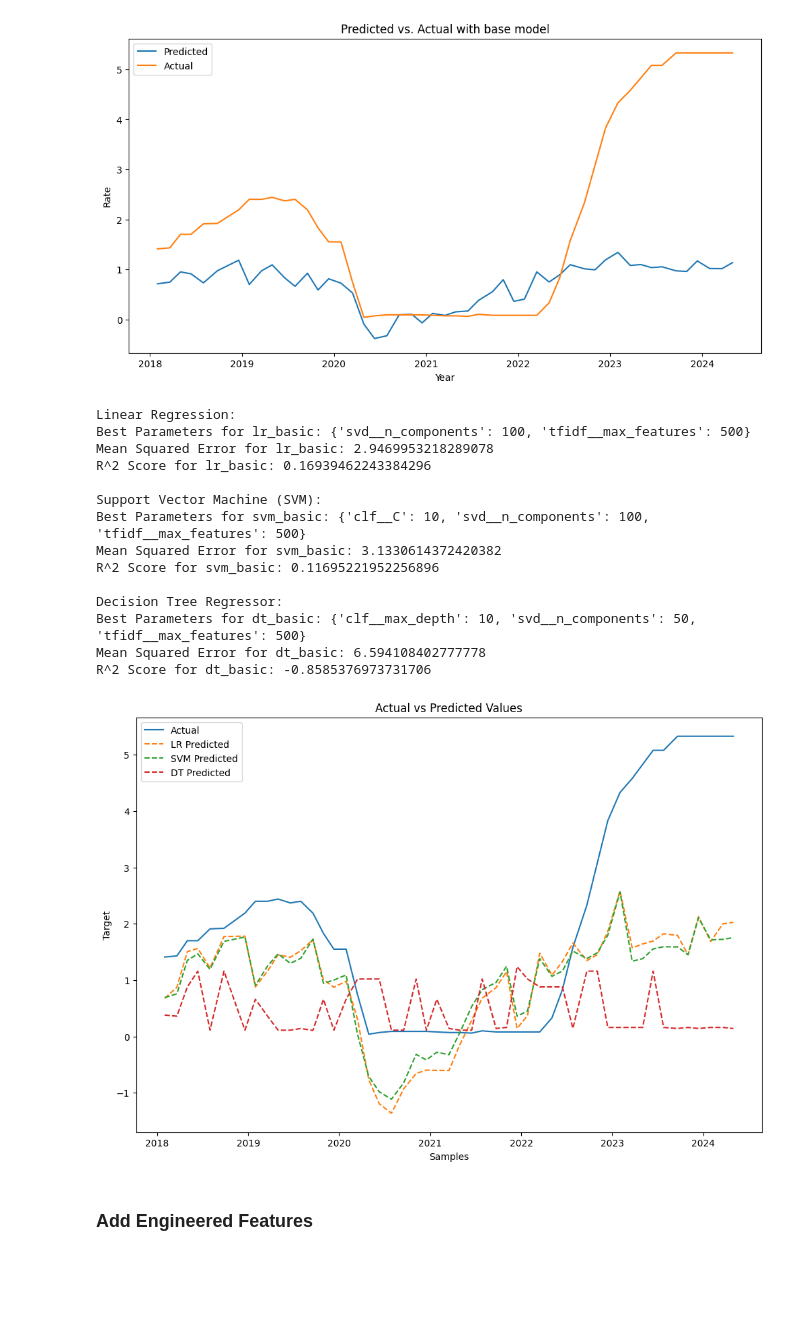
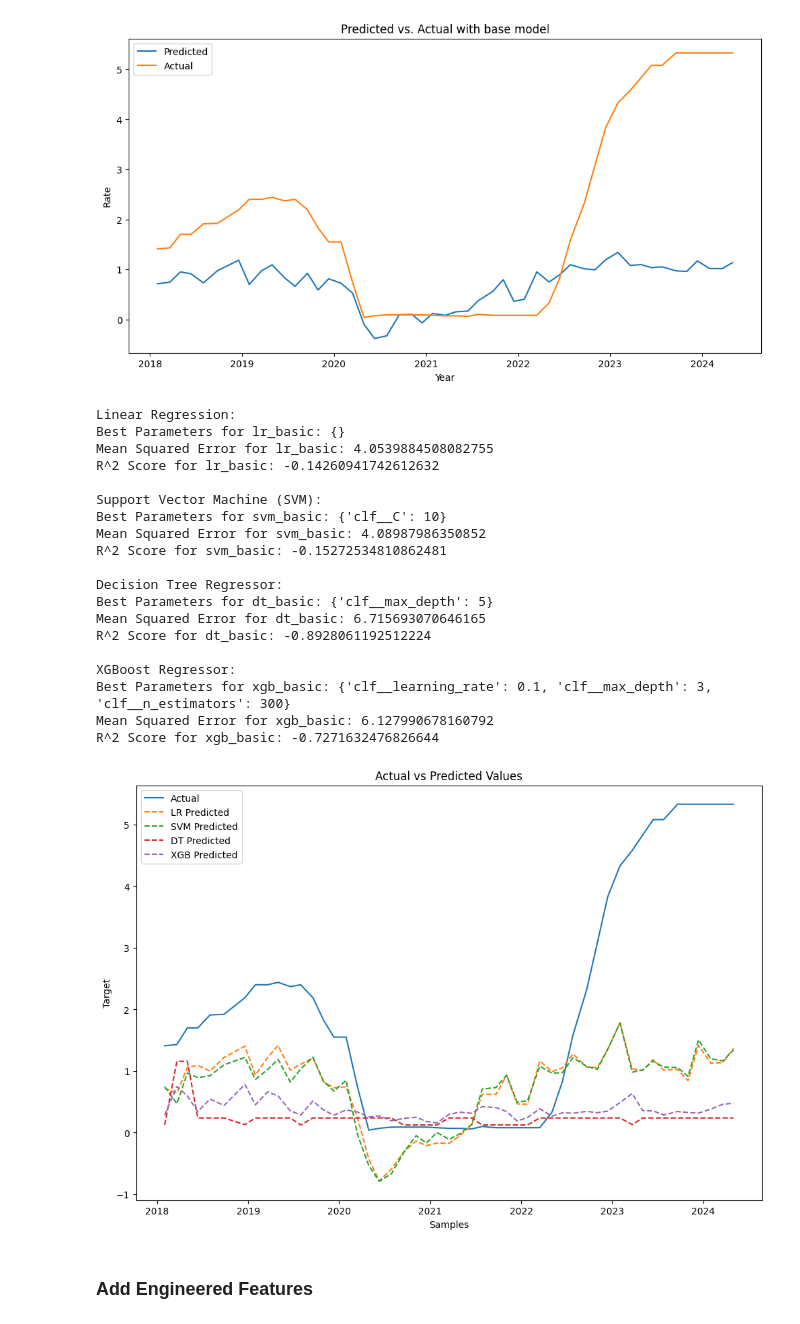
Before and after one commit to Cydia13526/s24-milestone2-team7-cspaarg-cydia-davidrez, a Jupyter notebook: project.ipynb, the cells around one changed output. Cells and saved outputs as stored; diff of their text form; code cells hidden in the pictures; blank space fills up the shorter version.

```diff
--- a/project.ipynb
+++ b/project.ipynb
@@ -275,9 +296,6 @@ Means squared error is :4.315016653535205
 R2 Score is :-23.044729132139004
 [figure]
 # %%
-from sklearn.model_selection import GridSearchCV
-from sklearn.decomposition import TruncatedSVD
-
 # Define pipelines
 lr_pipeline = Pipeline([
     ('tfidf', TfidfVectorizer(max_features=1000)),
@@ -297,28 +315,35 @@ dt_pipeline = Pipeline([
     ('clf', DecisionTreeRegressor(random_state=42))
 ])
 
+xgb_pipeline = Pipeline([
+    ('tfidf', TfidfVectorizer(max_features=1000)),
+    ('svd', TruncatedSVD(n_components=100)),
+    ('clf', XGBRegressor(objective='reg:squarederror', random_state=42))
+])
+
+
 # Define parameter grids for GridSearchCV
-param_grid_lr = {
-    'tfidf__max_features': [500, 1000],
-    'svd__n_components': [50, 100]
-}
+param_grid_lr = {}
 
 param_grid_svm = {
-    'tfidf__max_features': [500, 1000],
-    'svd__n_components': [50, 100],
     'clf__C': [0.1, 1, 10]
 }
 
 param_grid_dt = {
-    'tfidf__max_features': [500, 1000],
-    'svd__n_components': [50, 100],
     'clf__max_depth': [5, 10, 20]
+}
+
+param_grid_xgb = {
+    'clf__n_estimators': [100, 200, 300],
+    'clf__learning_rate': [0.01, 0.1, 0.2],
+    'clf__max_depth': [3, 5, 7]
 }
 
 # Perform grid search
 lr_search = GridSearchCV(lr_pipeline, param_grid_lr, scoring='neg_mean_squared_error', cv=5)
 svm_search = GridSearchCV(svm_pipeline, param_grid_svm, scoring='neg_mean_squared_error', cv=5)
 dt_search = GridSearchCV(dt_pipeline, param_grid_dt, scoring='neg_mean_squared_error', cv=5)
+xgb_search = GridSearchCV(xgb_pipeline, param_grid_xgb, scoring='neg_mean_squared_error', cv=5)
 
 # Evaluation function
 def evaluate_model(search, X_train, X_test, y_train, y_test, model_name):
@@ -340,42 +365,53 @@ def evaluate_model(search, X_train, X_test, y_train, y_test, model_name):
 
     return predictions
 
 # Evaluate models
 print("Linear Regression:")
 lr_predictions = evaluate_model(lr_search, X_train, X_test, y_train, y_test, 'lr_basic')
 
 print("\nSupport Vector Machine (SVM):")
 svm_predictions = evaluate_model(svm_search, X_train, X_test, y_train, y_test, 'svm_basic')
 
 print("\nDecision Tree Regressor:")
 dt_predictions = evaluate_model(dt_search, X_train, X_test, y_train, y_test, 'dt_basic')
 
+print("\nXGBoost Regressor:")
+xgb_predictions = evaluate_model(xgb_search, X_train, X_test, y_train, y_test, 'xgb_basic')
+
+
 # Plotting the results
 plt.figure(figsize=(12, 8))
 plt.plot(y.index[train_size:], y_test, label='Actual', linestyle='solid')
 plt.plot(y.index[train_size:], lr_predictions, label='LR Predicted', linestyle='dashed')
 plt.plot(y.index[train_size:], svm_predictions, label='SVM Predicted', linestyle='dashed')
 plt.plot(y.index[train_size:], dt_predictions, label='DT Predicted', linestyle='dashed')
+plt.plot(y.index[train_size:], xgb_predictions, label='XGB Predicted', linestyle='dashed')
+
 plt.legend()
 plt.title('Actual vs Predicted Values')
 plt.xlabel('Samples')
 plt.ylabel('Target')
 plt.show()
 # %% [output]
 Linear Regression:
-Best Parameters for lr_basic: {'svd__n_components': 100, 'tfidf__max_features': 500}
-Mean Squared Error for lr_basic: 2.9469953218289078
-R^2 Score for lr_basic: 0.16939462243384296
+Best Parameters for lr_basic: {}
+Mean Squared Error for lr_basic: 4.0539884508082755
+R^2 Score for lr_basic: -0.14260941742612632
 
 Support Vector Machine (SVM):
-Best Parameters for svm_basic: {'clf__C': 10, 'svd__n_components': 100, 'tfidf__max_features': 500}
-Mean Squared Error for svm_basic: 3.1330614372420382
-R^2 Score for svm_basic: 0.11695221952256896
+Best Parameters for svm_basic: {'clf__C': 10}
+Mean Squared Error for svm_basic: 4.08987986350852
+R^2 Score for svm_basic: -0.15272534810862481
 
 Decision Tree Regressor:
-Best Parameters for dt_basic: {'clf__max_depth': 10, 'svd__n_components': 50, 'tfidf__max_features': 500}
-Mean Squared Error for dt_basic: 6.594108402777778
-R^2 Score for dt_basic: -0.8585376973731706
+Best Parameters for dt_basic: {'clf__max_depth': 5}
+Mean Squared Error for dt_basic: 6.715693070646165
+R^2 Score for dt_basic: -0.8928061192512224
+
+XGBoost Regressor:
+Best Parameters for xgb_basic: {'clf__learning_rate': 0.1, 'clf__max_depth': 3, 'clf__n_estimators': 300}
+Mean Squared Error for xgb_basic: 6.127990678160792
+R^2 Score for xgb_basic: -0.7271632476826644
-[figure, old version]
+[figure, new version]
 # %% [markdown]
 ### Add Engineered Features
```
Also changed, not shown: parts of 12 cells of this notebook, 4 other files.
